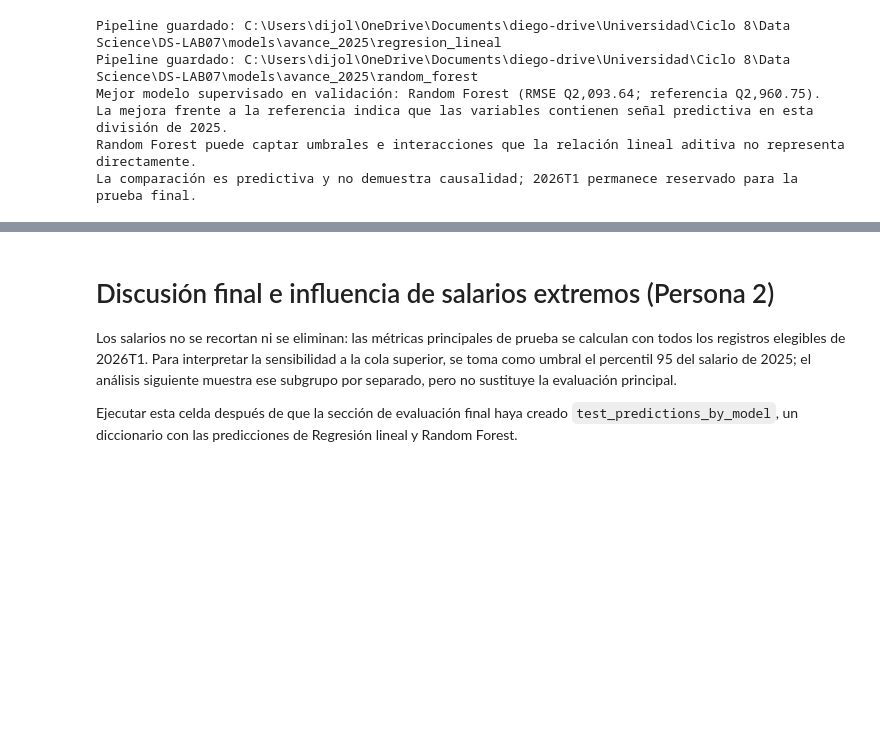
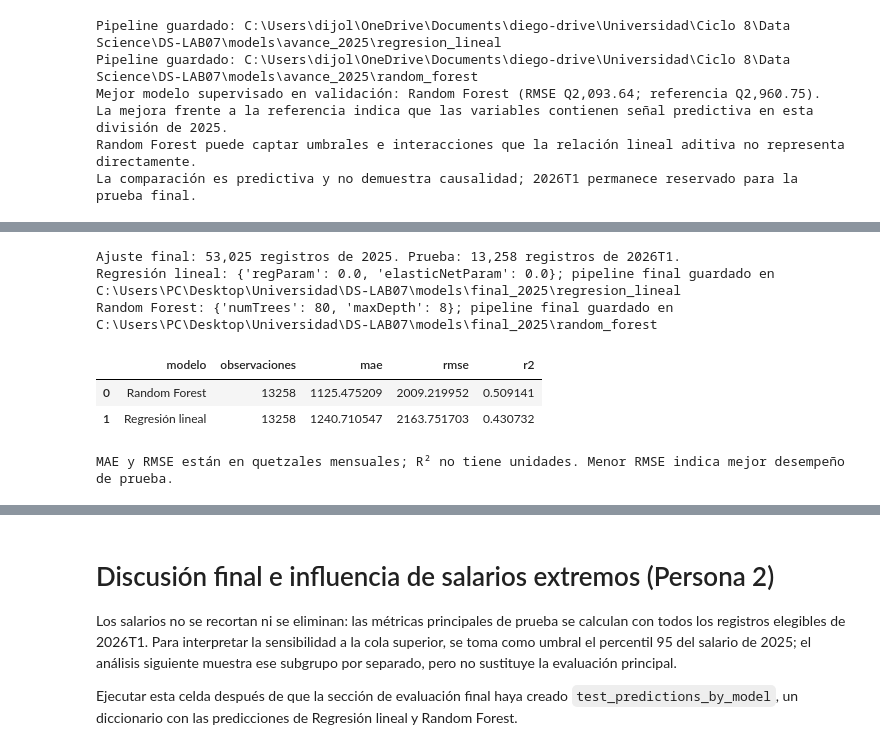
Before and after one commit to jcdiegolopez/DS-LAB07, a Jupyter notebook: notebooks/laboratorio_7.ipynb, the cells around one changed output, grey strips where cells are left out. Cells and saved outputs as stored; diff of their text form; code cells hidden in the pictures; blank space fills up the shorter version.

```diff
--- a/notebooks/laboratorio_7.ipynb
+++ b/notebooks/laboratorio_7.ipynb
@@ -806,0 +813,63 @@ La comparación es predictiva y no demuestra causalidad; 2026T1 permanece reserv
+# %%
+from pyspark.ml import Pipeline
+from pyspark.ml.regression import LinearRegression, RandomForestRegressor
+from IPython.display import display
+
+prepared_dir = PROJECT_ROOT / 'data' / 'processed'
+final_train_2025 = (spark.read.parquet(str(prepared_dir / 'personas_2025_preparado'))
+    .select(TARGET, *NUMERIC_FEATURES, *CATEGORICAL_FEATURES).cache())
+test_2026 = (spark.read.parquet(str(prepared_dir / 'personas_2026_t1_preparado'))
+    .select(TARGET, *NUMERIC_FEATURES, *CATEGORICAL_FEATURES,
+            'periodo_archivo', 'NUM_HOGAR', 'NUM_PERSONA').cache())
+n_final_train, n_test = final_train_2025.count(), test_2026.count()
+test_periods = [row['periodo_archivo'] for row in test_2026.select('periodo_archivo').distinct().collect()]
+if not n_final_train or not n_test or test_periods != ['2026T1']:
+    raise ValueError(f'Revisar los Parquet preparados: 2025={n_final_train}, 2026={n_test}, períodos={test_periods}.')
+print(f'Ajuste final: {n_final_train:,} registros de 2025. Prueba: {n_test:,} registros de 2026T1.')
+
+final_model_dir = PROJECT_ROOT / 'models' / 'final_2025'
+final_model_dir.mkdir(parents=True, exist_ok=True)
+final_model_paths = {
+    'Regresión lineal': final_model_dir / 'regresion_lineal',
+    'Random Forest': final_model_dir / 'random_forest',
+}
+final_fitted_models = {}
+test_predictions_by_model = {}
+test_metric_rows = []
+
+for model_name in ('Regresión lineal', 'Random Forest'):
+    params = selected_parameters[model_name]
+    if model_name == 'Regresión lineal':
+        estimator = LinearRegression(
+            labelCol=TARGET, featuresCol='features', predictionCol='prediction',
+            standardization=True, maxIter=100, **params)
+    else:
+        estimator = RandomForestRegressor(
+            labelCol=TARGET, featuresCol='features', predictionCol='prediction',
+            seed=MODEL_SEED, **params)
+    fitted = Pipeline(stages=[*preprocessing_stages(), estimator]).fit(final_train_2025)
+    fitted.write().overwrite().save(str(final_model_paths[model_name]))
+    predictions = fitted.transform(test_2026).select(
+        TARGET, 'prediction', *CATEGORICAL_FEATURES,
+        'periodo_archivo', 'NUM_HOGAR', 'NUM_PERSONA').cache()
+    if predictions.count() != n_test:
+        raise AssertionError(f'{model_name}: cambió el número de filas durante la predicción.')
+    final_fitted_models[model_name] = fitted
+    test_predictions_by_model[model_name] = predictions
+    metrics = regression_metrics(predictions)
+    test_metric_rows.append({'modelo': model_name, 'observaciones': n_test, **metrics})
+    print(f'{model_name}: {params}; pipeline final guardado en {final_model_paths[model_name]}')
+
+test_metrics_2026 = pd.DataFrame(test_metric_rows)[
+    ['modelo', 'observaciones', 'mae', 'rmse', 'r2']
+].sort_values('rmse').reset_index(drop=True)
+display(test_metrics_2026)
+print('MAE y RMSE están en quetzales mensuales; R² no tiene unidades. Menor RMSE indica mejor desempeño de prueba.')
+# %% [output]
+Ajuste final: 53,025 registros de 2025. Prueba: 13,258 registros de 2026T1.
+Regresión lineal: {'regParam': 0.0, 'elasticNetParam': 0.0}; pipeline final guardado en C:\Users\PC\Desktop\Universidad\DS-LAB07\models\final_2025\regresion_lineal
+Random Forest: {'numTrees': 80, 'maxDepth': 8}; pipeline final guardado en C:\Users\PC\Desktop\Universidad\DS-LAB07\models\final_2025\random_forest
+|  | modelo | observaciones | mae | rmse | r2 |
+| 0 | Random Forest | 13258 | 1125.475209 | 2009.219952 | 0.509141 |
+| 1 | Regresión lineal | 13258 | 1240.710547 | 2163.751703 | 0.430732 |
+MAE y RMSE están en quetzales mensuales; R² no tiene unidades. Menor RMSE indica mejor desempeño de prueba.
```
Also changed, not shown: parts of 7 cells of this notebook.
